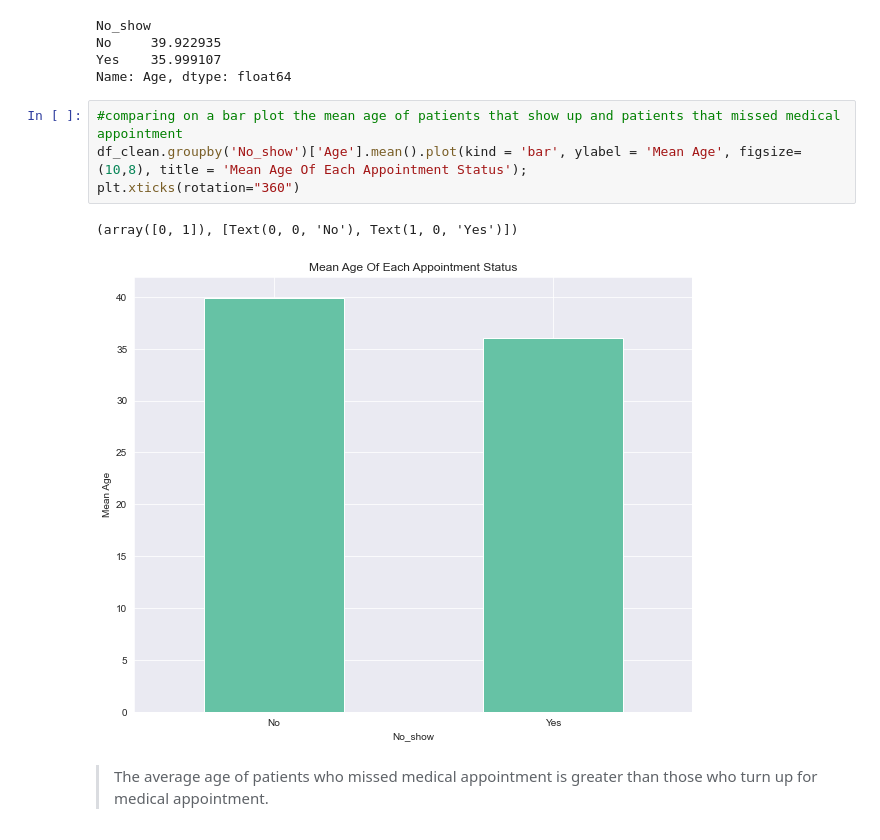
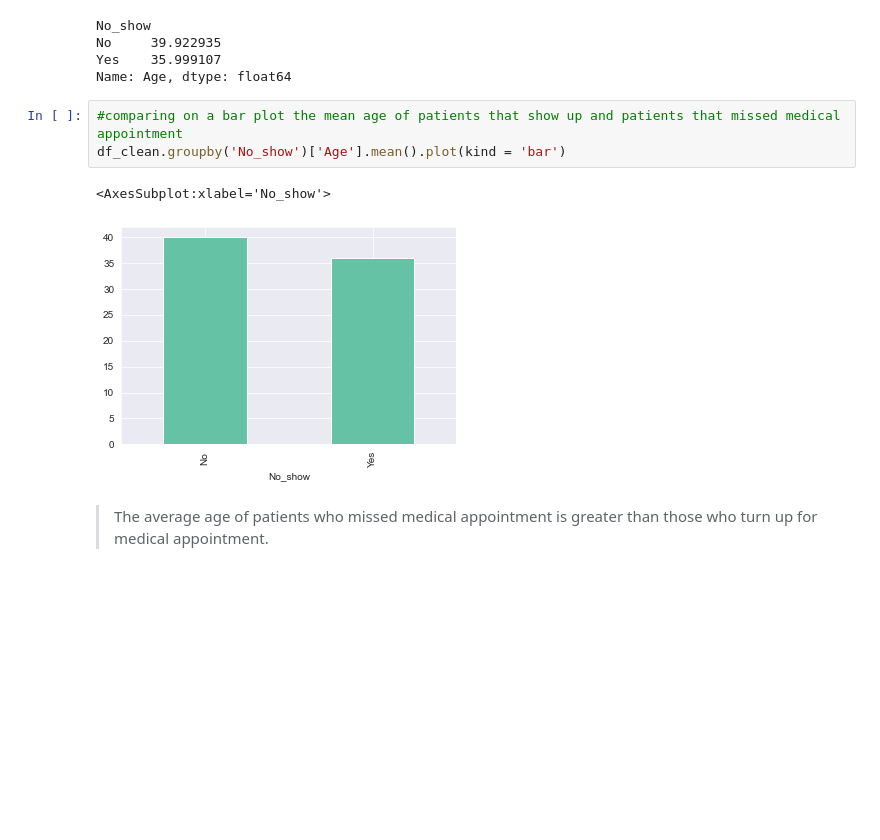
Before and after one commit to thetundedoherty/Investigation-on-medical-appointment-records-in-Brazil, a Jupyter notebook: Investigation on medical appointment records in Brazil .ipynb, the cells around one changed output. Cells and saved outputs as stored; diff of their text form; blank space fills up the shorter version.

```diff
--- a/Investigation on medical appointment records in Brazil .ipynb
+++ b/Investigation on medical appointment records in Brazil .ipynb
@@ -480,11 +469,10 @@ Yes    35.999107
 Name: Age, dtype: float64
 # %%
 #comparing on a bar plot the mean age of patients that show up and patients that missed medical appointment
-df_clean.groupby('No_show')['Age'].mean().plot(kind = 'bar', ylabel = 'Mean Age', figsize=(10,8), title = 'Mean Age Of Each Appointment Status');
-plt.xticks(rotation="360")
+df_clean.groupby('No_show')['Age'].mean().plot(kind = 'bar')
 # %% [output]
-(array([0, 1]), [Text(0, 0, 'No'), Text(1, 0, 'Yes')])
+<AxesSubplot:xlabel='No_show'>
-[figure, old version]
+[figure, new version]
 # %% [markdown]
 >The average age of patients who missed medical appointment is greater than those who turn up for medical appointment.
 # %%
```
Also changed, not shown: parts of 23 cells of this notebook.
